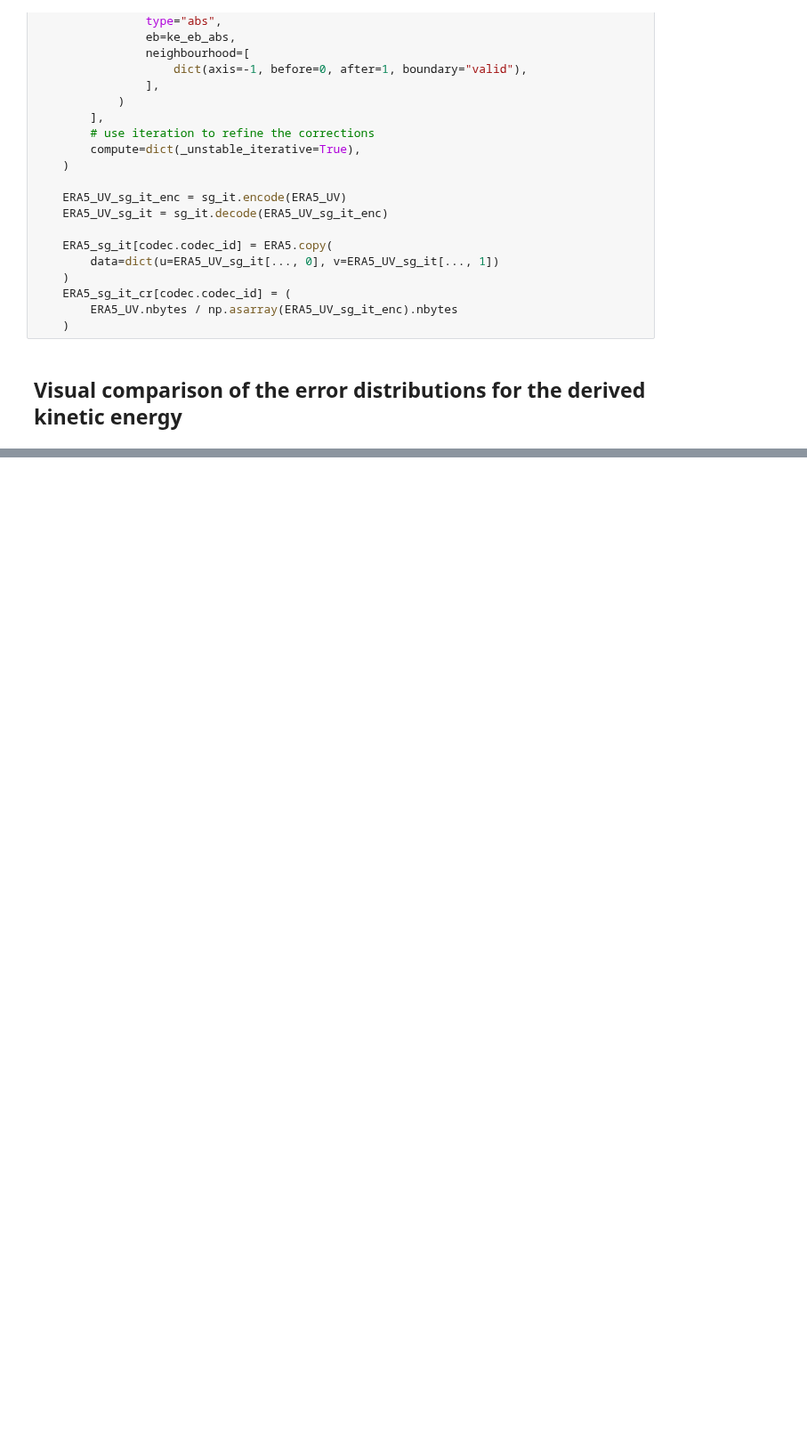
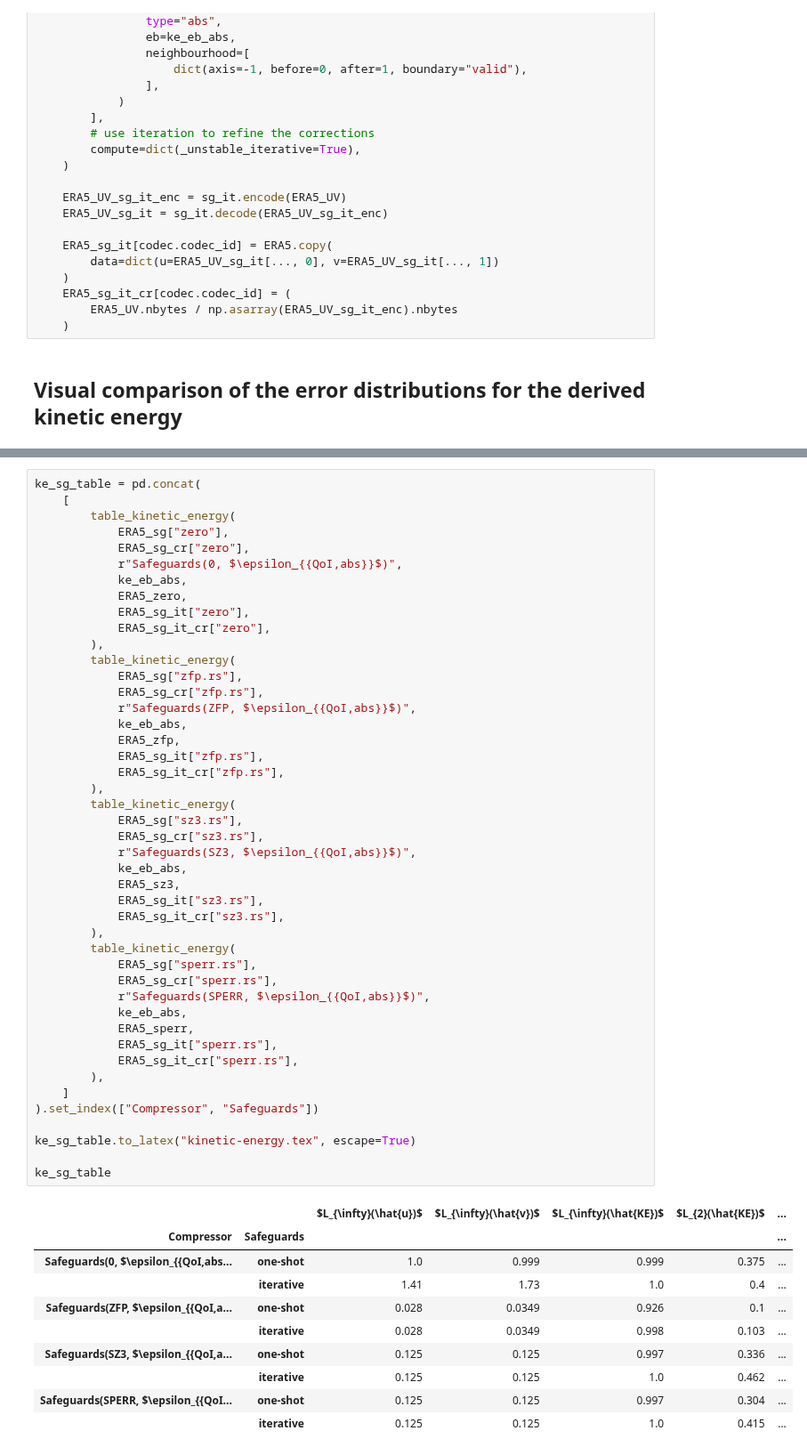
Before and after one commit to juntyr/compression-safeguards, a Jupyter notebook: examples/kinetic-energy.ipynb, the cells around one changed output, grey strips where cells are left out. Shown at 89% size. Saved outputs shown, nothing was run; the diff lists cells and outputs as text; blank space fills up the shorter version.

```diff
--- a/examples/kinetic-energy.ipynb
+++ b/examples/kinetic-energy.ipynb
@@ -526,0 +636,56 @@ fig.save("kinetic-energy.pdf")
+# %%
+ke_sg_table = pd.concat(
+    [
+        table_kinetic_energy(
+            ERA5_sg["zero"],
+            ERA5_sg_cr["zero"],
+            r"Safeguards(0, $\epsilon_{{QoI,abs}}$)",
+            ke_eb_abs,
+            ERA5_zero,
+            ERA5_sg_it["zero"],
+            ERA5_sg_it_cr["zero"],
+        ),
+        table_kinetic_energy(
+            ERA5_sg["zfp.rs"],
+            ERA5_sg_cr["zfp.rs"],
+            r"Safeguards(ZFP, $\epsilon_{{QoI,abs}}$)",
+            ke_eb_abs,
+            ERA5_zfp,
+            ERA5_sg_it["zfp.rs"],
+            ERA5_sg_it_cr["zfp.rs"],
+        ),
+        table_kinetic_energy(
+            ERA5_sg["sz3.rs"],
+            ERA5_sg_cr["sz3.rs"],
+            r"Safeguards(SZ3, $\epsilon_{{QoI,abs}}$)",
+            ke_eb_abs,
+            ERA5_sz3,
+            ERA5_sg_it["sz3.rs"],
+            ERA5_sg_it_cr["sz3.rs"],
+        ),
+        table_kinetic_energy(
+            ERA5_sg["sperr.rs"],
+            ERA5_sg_cr["sperr.rs"],
+            r"Safeguards(SPERR, $\epsilon_{{QoI,abs}}$)",
+            ke_eb_abs,
+            ERA5_sperr,
+            ERA5_sg_it["sperr.rs"],
+            ERA5_sg_it_cr["sperr.rs"],
+        ),
+    ]
+).set_index(["Compressor", "Safeguards"])
+
+ke_sg_table.to_latex("kinetic-energy.tex", escape=True)
+
+ke_sg_table
+# %% [output]
+|  |  | $L_{\infty}(\hat{u})$ | $L_{\infty}(\hat{v})$ | $L_{\infty}(\hat{KE})$ | $L_{2}(\hat{KE})$ | ... |
+| Compressor | Safeguards |  |  |  |  | ... |
+| Safeguards(0, $\epsilon_{{QoI,abs... | one-shot | 1.0 | 0.999 | 0.999 | 0.375 | ... |
+|  | iterative | 1.41 | 1.73 | 1.0 | 0.4 | ... |
+| Safeguards(ZFP, $\epsilon_{{QoI,a... | one-shot | 0.028 | 0.0349 | 0.926 | 0.1 | ... |
+|  | iterative | 0.028 | 0.0349 | 0.998 | 0.103 | ... |
+| Safeguards(SZ3, $\epsilon_{{QoI,a... | one-shot | 0.125 | 0.125 | 0.997 | 0.336 | ... |
+|  | iterative | 0.125 | 0.125 | 1.0 | 0.462 | ... |
+| Safeguards(SPERR, $\epsilon_{{QoI... | one-shot | 0.125 | 0.125 | 0.997 | 0.304 | ... |
+|  | iterative | 0.125 | 0.125 | 1.0 | 0.415 | ... |
```
Also changed, not shown: parts of 4 cells of this notebook, 10 other files.
